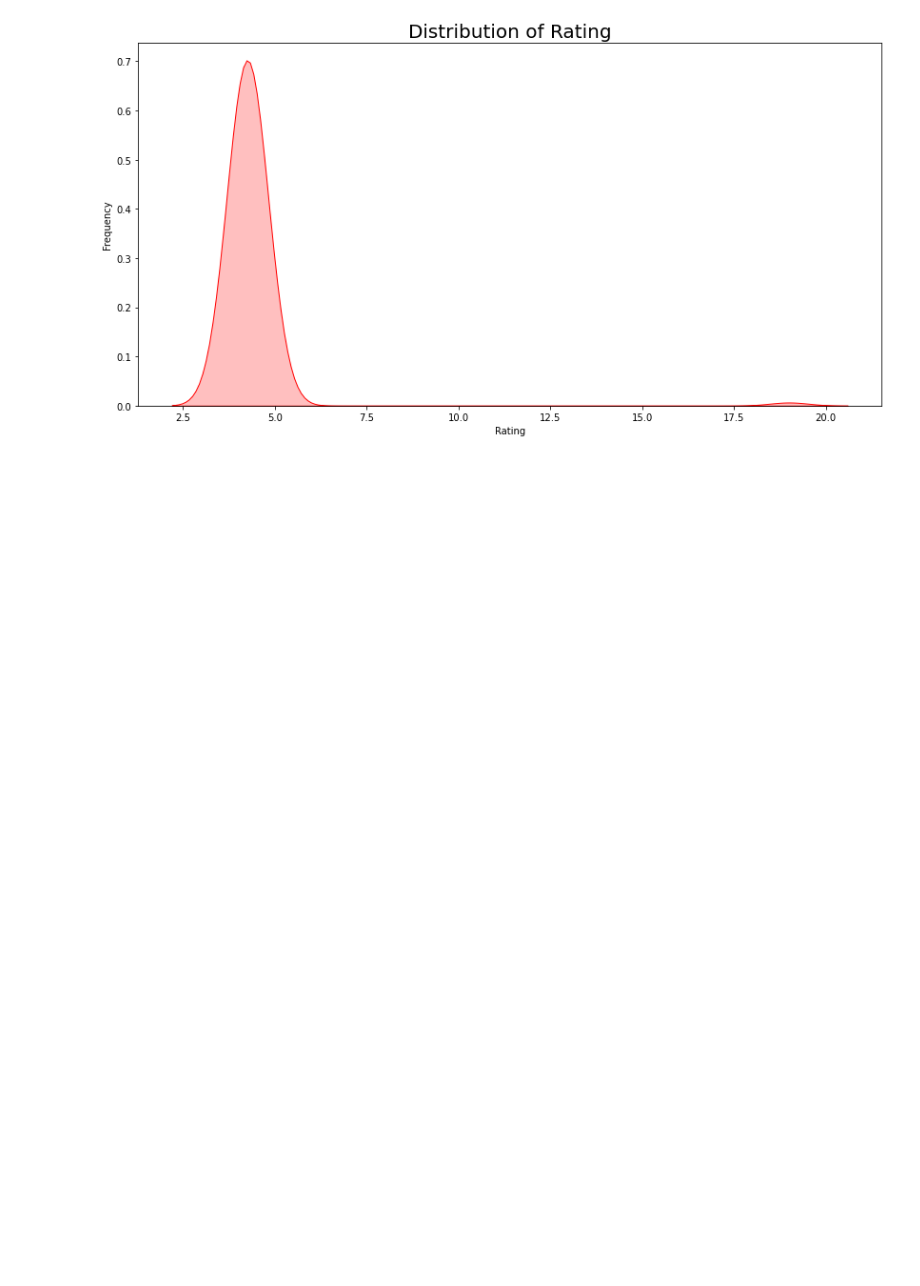
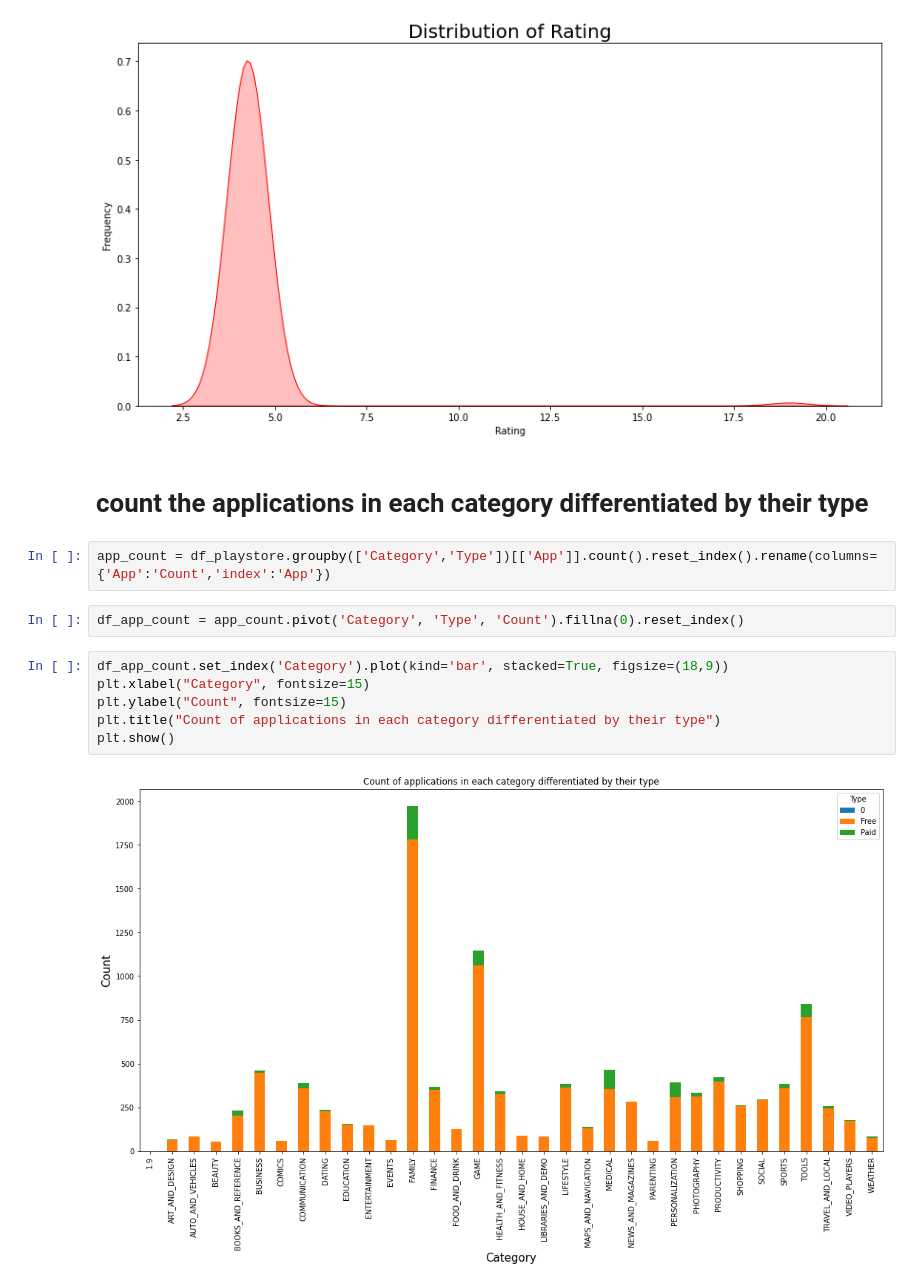
Before and after one commit to AbhiMohurle/Play_Store_App_Review_Analysis, a Jupyter notebook: Play_Store_App_Review_Analysis_Capstone_Project.ipynb, the cells around one changed output. Drawn from its saved outputs; the diff is of its cells as text; blank space fills up the shorter version.

```diff
--- a/Play_Store_App_Review_Analysis_Capstone_Project.ipynb
+++ b/Play_Store_App_Review_Analysis_Capstone_Project.ipynb
@@ -233,3 +233,17 @@ plt.title('Distribution of Rating',size = 20)
 plt.show()
 # %% [output]
 [figure]
+# %% [markdown]
+# **count the applications in each category differentiated by their type**
+# %%
+app_count = df_playstore.groupby(['Category','Type'])[['App']].count().reset_index().rename(columns={'App':'Count','index':'App'})
+# %%
+df_app_count = app_count.pivot('Category', 'Type', 'Count').fillna(0).reset_index()
+# %%
+df_app_count.set_index('Category').plot(kind='bar', stacked=True, figsize=(18,9))
+plt.xlabel("Category", fontsize=15)
+plt.ylabel("Count", fontsize=15)
+plt.title("Count of applications in each category differentiated by their type")
+plt.show()
+# %% [output]
+[figure, added]
```
Also changed, not shown: parts of 8 cells of this notebook.
